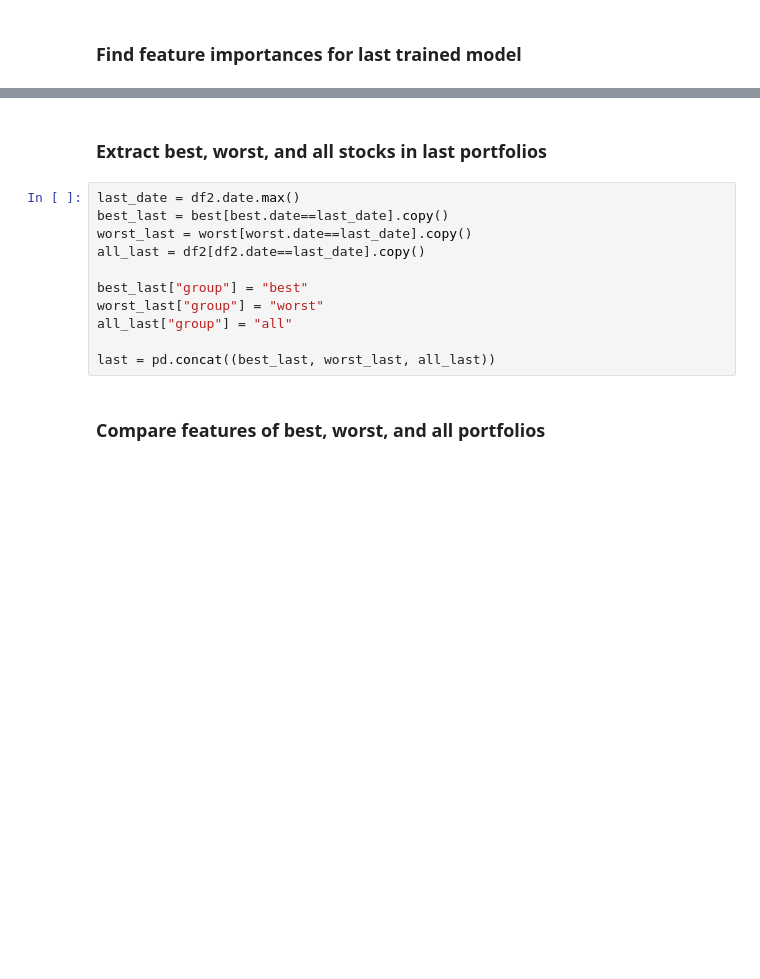
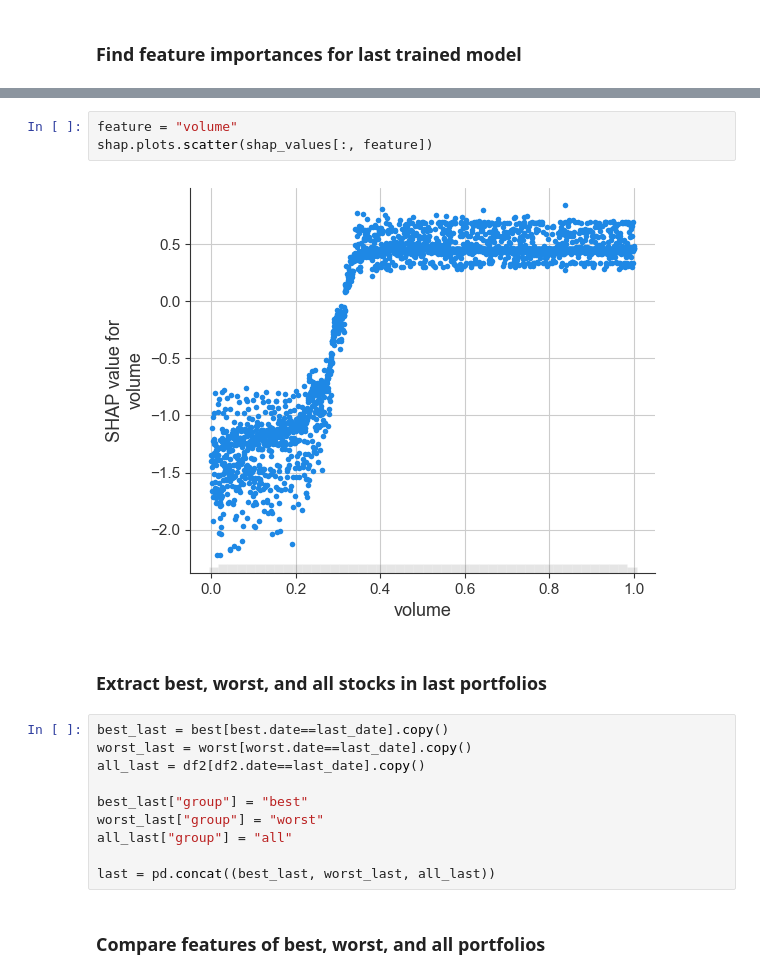
Before and after one commit to kerryback/busi722, a Jupyter notebook: notebooks/08-preprocessing_analysis.ipynb, the cells around one changed output, grey strips where cells are left out. Cells and saved outputs as stored; diff of their text form; blank space fills up the shorter version.

```diff
--- a/notebooks/08-preprocessing_analysis.ipynb
+++ b/notebooks/08-preprocessing_analysis.ipynb
@@ -266,7 +291,11 @@ dtype: float64
+# %%
+feature = "volume"
+shap.plots.scatter(shap_values[:, feature])
+# %% [output]
+[figure, added]
 # %% [markdown]
 ### Extract best, worst, and all stocks in last portfolios
 # %%
-last_date = df2.date.max()
 best_last = best[best.date==last_date].copy()
 worst_last = worst[worst.date==last_date].copy()
 all_last = df2[df2.date==last_date].copy()
```
Also changed, not shown: parts of 28 cells of this notebook.
